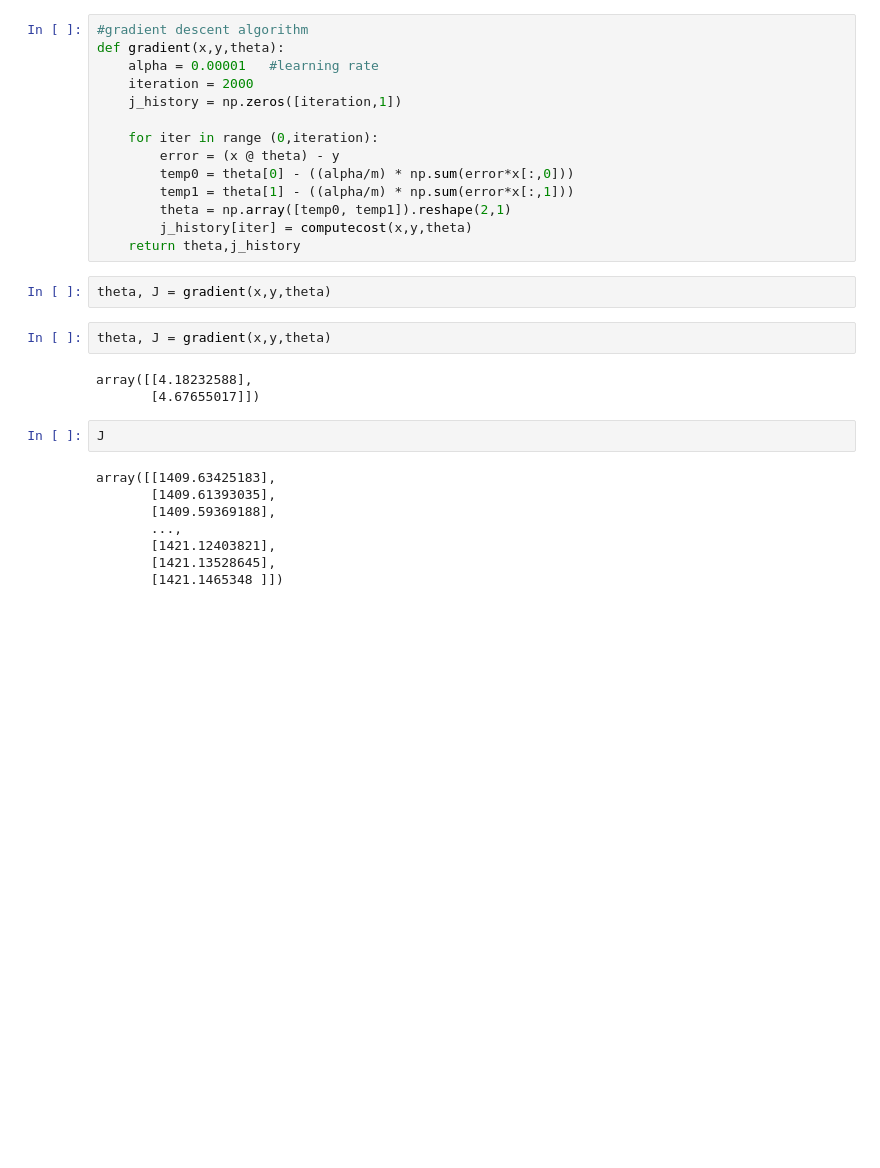
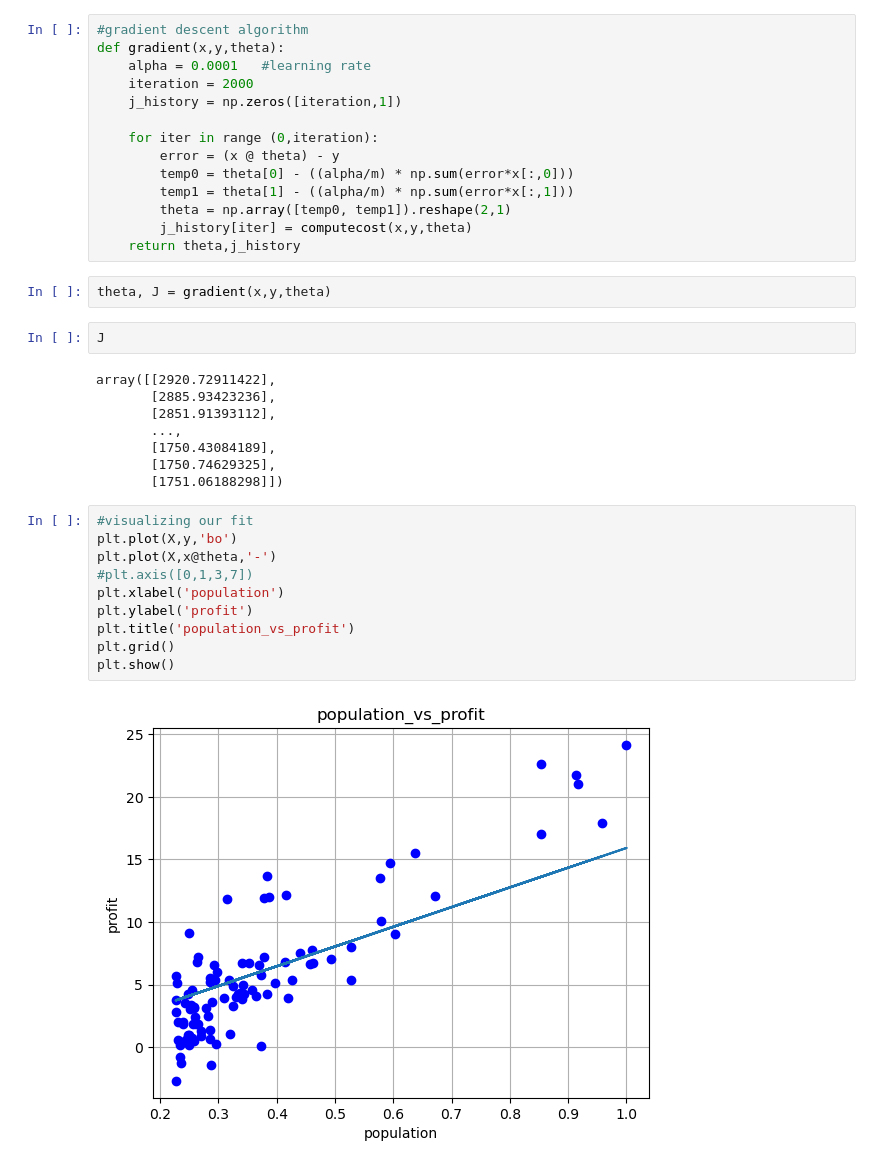
Before and after one commit to sauravbhusal/LINEAR_REGRESSION_FROM_SCRATCH, a Jupyter notebook: simple_linear_regression/simple_linear_regression.ipynb, the cells around one changed output. Saved outputs shown, nothing was run; the diff lists cells and outputs as text; blank space fills up the shorter version.

Commit message:
data visualization for result observation

```diff
--- a/simple_linear_regression/simple_linear_regression.ipynb
+++ b/simple_linear_regression/simple_linear_regression.ipynb
@@ -144,7 +144,7 @@ print(computecost(x,y,theta))
 # %%
 #gradient descent algorithm
 def gradient(x,y,theta):
-    alpha = 0.00001   #learning rate
+    alpha = 0.0001   #learning rate
     iteration = 2000
     j_history = np.zeros([iteration,1])
 
@@ -157,18 +157,25 @@ def gradient(x,y,theta):
     return theta,j_history
 # %%
 theta, J = gradient(x,y,theta)
-# %%
-theta, J = gradient(x,y,theta)
-# %% [output]
-array([[4.18232588],
-       [4.67655017]])
 # %%
 J
 # %% [output]
-array([[1409.63425183],
-       [1409.61393035],
-       [1409.59369188],
+array([[2920.72911422],
+       [2885.93423236],
+       [2851.91393112],
        ...,
-       [1421.12403821],
-       [1421.13528645],
-       [1421.1465348 ]])
+       [1750.43084189],
+       [1750.74629325],
+       [1751.06188298]])
+# %%
+#visualizing our fit
+plt.plot(X,y,'bo')
+plt.plot(X,x@theta,'-')
+#plt.axis([0,1,3,7])
+plt.xlabel('population')
+plt.ylabel('profit')
+plt.title('population_vs_profit')
+plt.grid()
+plt.show()
+# %% [output]
+[figure, added]
```
